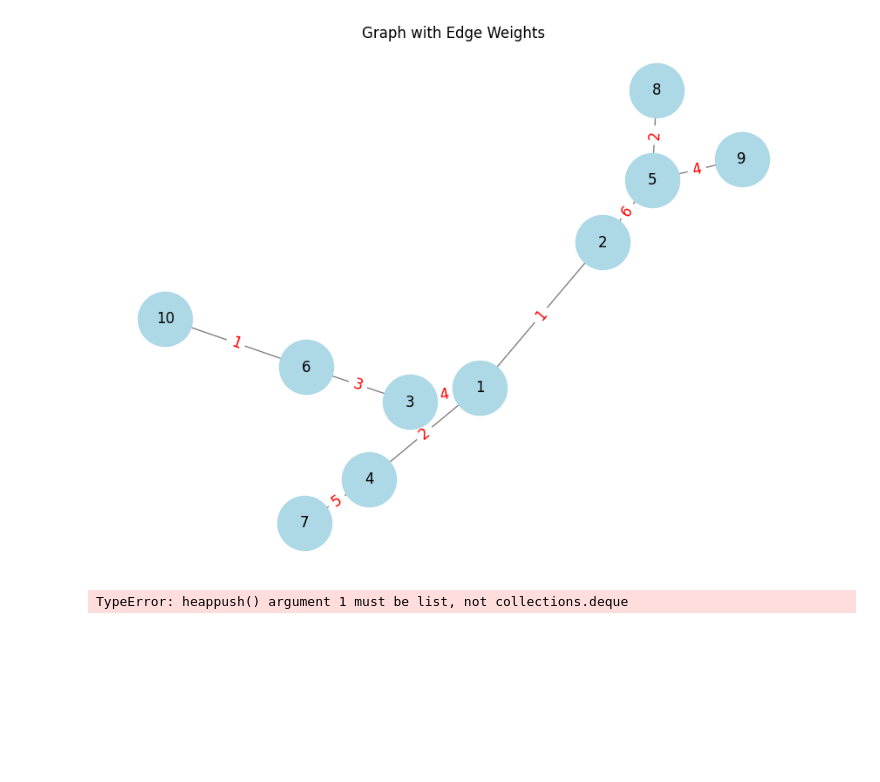
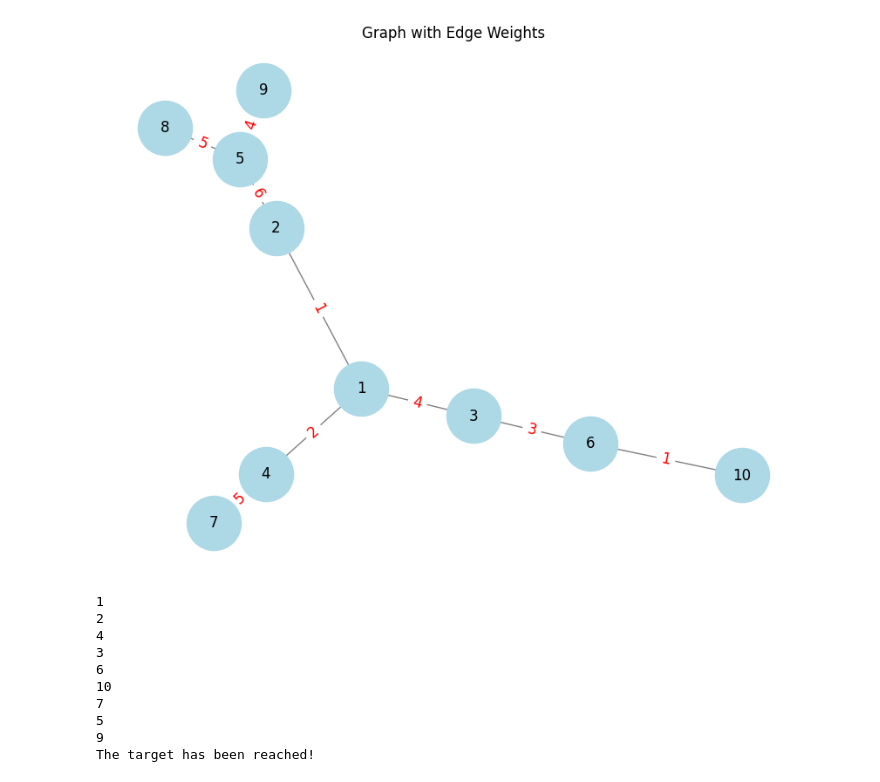
Before and after one commit to Ave04/Graph-Algorithms, a Jupyter notebook: GeneralAlgo.ipynb, the cells around one changed output. Drawn from its saved outputs; the diff is of its cells as text; code cells hidden in the pictures; blank space fills up the shorter version.

Commit message:
adjusted queue to be a list, algorithm works as expected

```diff
--- a/GeneralAlgo.ipynb
+++ b/GeneralAlgo.ipynb
@@ -9,15 +9,18 @@ from heapq import heappop, heappush
 def search_algo(graph, start_node, algo='Priority Queue', goal='9'):
     visited = set()
     # queue = [start.node]
-    q = deque()
+
     # use queue, stack or heap based on chosen algorithm
     if algo == 'BFS':
+        q = deque()
         popfunction = q.popleft # FIFO queue
         addfunction = q.append
     elif algo == 'DFS':
+        q = deque()
         popfunction = q.pop # LIFO stack
         addfunction = q.append
     elif algo == 'Priority Queue':
+        q = [] # heapq does not work with deque() ---> has to be a list
         popfunction = lambda: heappop(q)[1]  # Extract node with lowest cost
         addfunction = lambda node, cost: heappush(q, (cost, node))
         addfunction(start_node, 0)  # Start with cost 0
@@ -50,33 +53,42 @@ graph = nx.Graph()
 
 # Define edges with weights (in format: (node1, node2, weight))
 weighted_edges = [
     ('1', '2', 1), ('1', '3', 4), ('1', '4', 2),
     ('2', '5', 6),
     ('3', '6', 3),
     ('4', '7', 5),
-    ('5', '8', 2), ('5', '9', 4),
+    ('5', '8', 5), ('5', '9', 4),
     ('6', '10', 1)
 ]
 
 # Add edges with weights
 graph.add_weighted_edges_from(weighted_edges)
 
 # Define positions for nodes
 pos = nx.spring_layout(graph)  # Generates a layout for visualization
 
 # Draw the graph
 plt.figure(figsize=(8, 6))
 nx.draw(graph, pos, with_labels=True, node_color="lightblue", edge_color="gray", node_size=2000, font_size=12)
 
 # Extract edge weights and display them
 edge_labels = nx.get_edge_attributes(graph, "weight")
 nx.draw_networkx_edge_labels(graph, pos, edge_labels=edge_labels, font_size=12, font_color="red")
 
 plt.title("Graph with Edge Weights")
 plt.show()
 # nx.draw(graph, with_labels=True)
 
 search_algo(graph, '1')
 # %% [output]
-[figure, old version]
+[figure, new version]
-TypeError: heappush() argument 1 must be list, not collections.deque
+1
+2
+4
+3
+6
+10
+7
+5
+9
+The target has been reached!
```
